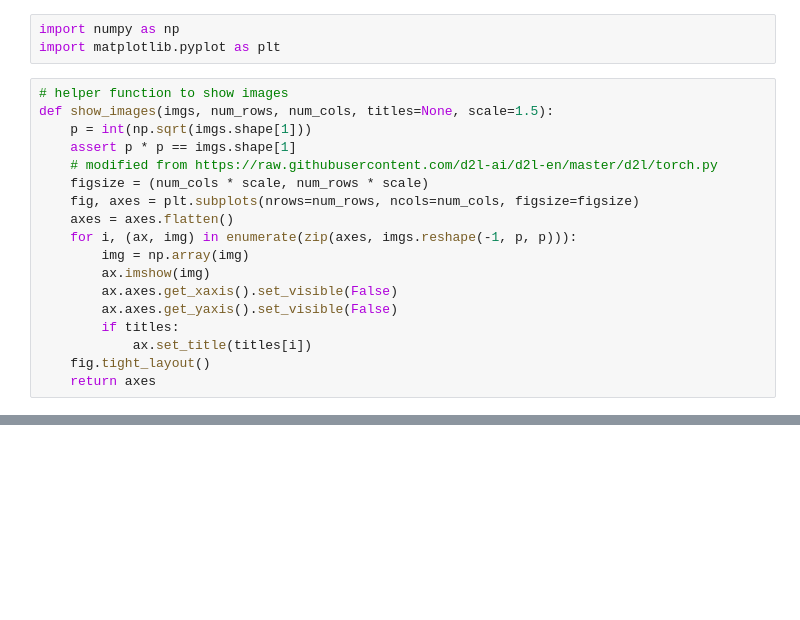
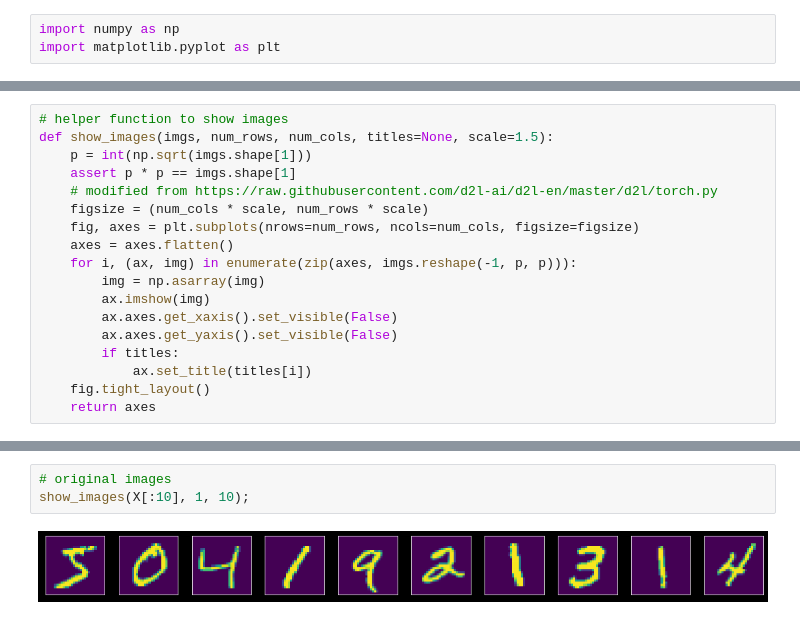
Before and after one commit to chofchof/probml, a Jupyter notebook: notebooks/book1/09/naive_bayes_mnist.ipynb, the cells around one changed output, grey strips where cells are left out. Saved outputs shown, nothing was run; the diff lists cells and outputs as text; blank space fills up the shorter version.

```diff
--- a/notebooks/book1/09/naive_bayes_mnist.ipynb
+++ b/notebooks/book1/09/naive_bayes_mnist.ipynb
@@ -7,21 +9,3 @@ Based on sec 18.9 of http://d2l.ai/chapter_appendix-mathematics-for-deep-learnin
 # %%
 import numpy as np
 import matplotlib.pyplot as plt
-# %%
-# helper function to show images
-def show_images(imgs, num_rows, num_cols, titles=None, scale=1.5):
-    p = int(np.sqrt(imgs.shape[1]))
-    assert p * p == imgs.shape[1]
-    # modified from https://raw.githubusercontent.com/d2l-ai/d2l-en/master/d2l/torch.py
-    figsize = (num_cols * scale, num_rows * scale)
-    fig, axes = plt.subplots(nrows=num_rows, ncols=num_cols, figsize=figsize)
-    axes = axes.flatten()
-    for i, (ax, img) in enumerate(zip(axes, imgs.reshape(-1, p, p))):
-        img = np.array(img)
-        ax.imshow(img)
-        ax.axes.get_xaxis().set_visible(False)
-        ax.axes.get_yaxis().set_visible(False)
-        if titles:
-            ax.set_title(titles[i])
-    fig.tight_layout()
-    return axes
@@ -153,0 +12,18 @@ np.count_nonzero(preds == y_test) / len(y_test)  # test accuracy
+# %%
+# helper function to show images
+def show_images(imgs, num_rows, num_cols, titles=None, scale=1.5):
+    p = int(np.sqrt(imgs.shape[1]))
+    assert p * p == imgs.shape[1]
+    # modified from https://raw.githubusercontent.com/d2l-ai/d2l-en/master/d2l/torch.py
+    figsize = (num_cols * scale, num_rows * scale)
+    fig, axes = plt.subplots(nrows=num_rows, ncols=num_cols, figsize=figsize)
+    axes = axes.flatten()
+    for i, (ax, img) in enumerate(zip(axes, imgs.reshape(-1, p, p))):
+        img = np.asarray(img)
+        ax.imshow(img)
+        ax.axes.get_xaxis().set_visible(False)
+        ax.axes.get_yaxis().set_visible(False)
+        if titles:
+            ax.set_title(titles[i])
+    fig.tight_layout()
+    return axes
@@ -153,0 +47,5 @@ np.count_nonzero(preds == y_test) / len(y_test)  # test accuracy
+# %%
+# original images
+show_images(X[:10], 1, 10);
+# %% [output]
+[figure, added]
```
Also changed, not shown: parts of 36 cells of this notebook.
